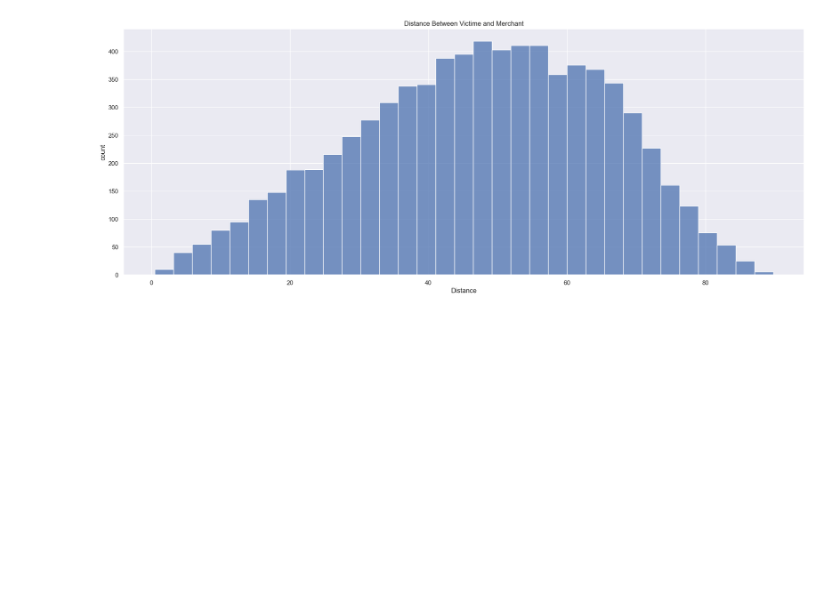
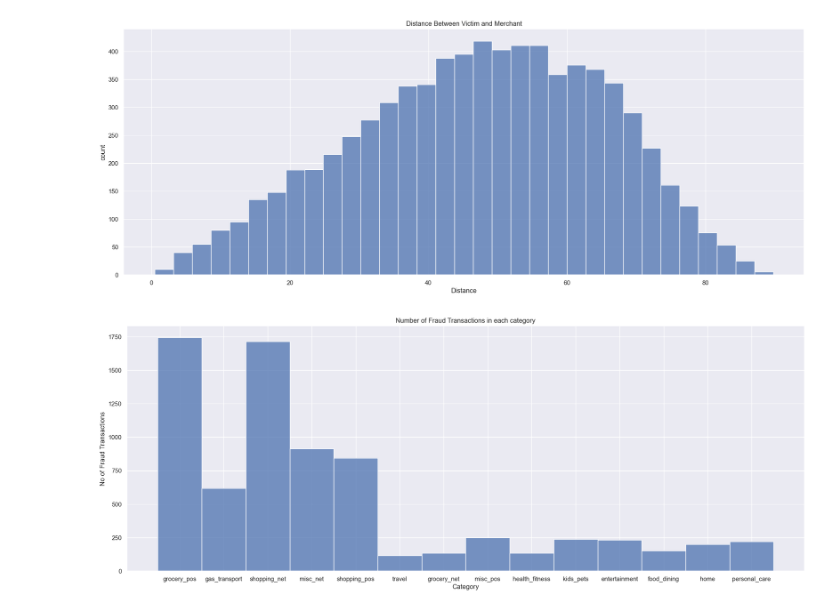
Before and after one commit to ArmaanAmoli/credit-card-fraud-detection, a Jupyter notebook: NoteBooks/dataExploration.ipynb, the cells around one changed output. Cells and saved outputs as stored; diff of their text form; code cells hidden in the pictures; blank space fills up the shorter version.

Commit message:
Data Analysis -iii

```diff
--- a/NoteBooks/dataExploration.ipynb
+++ b/NoteBooks/dataExploration.ipynb
@@ -181,3 +181,14 @@ plt.ylabel('count')
 plt.show()
 # %% [output]
 [figure]
+# %%
+categories_fraud = data[['category','is_fraud']].loc[data['is_fraud']==1]
+
+plt.figure(figsize=(22,8))
+plt.title('Number of Fraud Transactions in each category')
+sns.histplot(data = categories_fraud , x='category' )
+plt.xlabel('Category')
+plt.ylabel('No of Fraud Transactions')
+plt.show()
+# %% [output]
+[figure, added]
```
Also changed, not shown: parts of 8 cells of this notebook.
